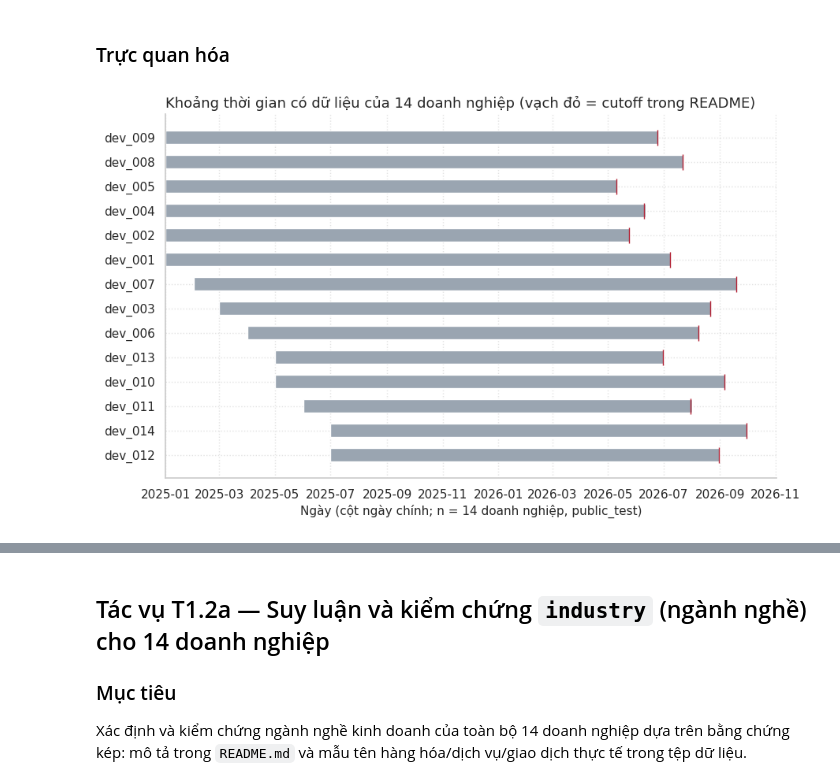
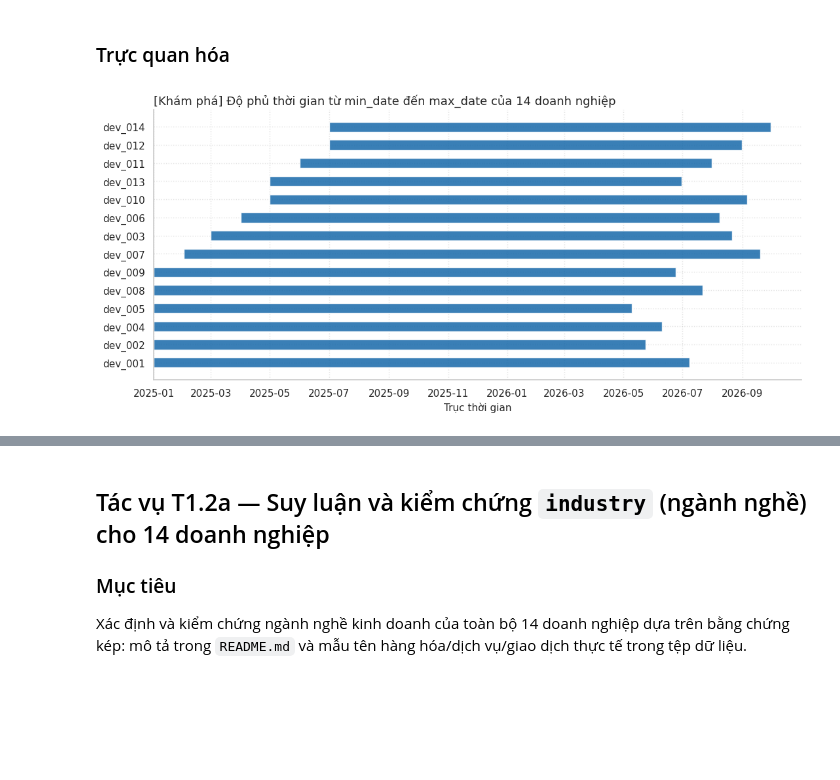
Before and after one commit to itsanhkhoi12/data-visualization-uth, a Jupyter notebook: notebook/01_dataset_discovery.ipynb, the cells around one changed output, grey strips where cells are left out. Drawn from its saved outputs; the diff is of its cells as text; code cells hidden in the pictures; blank space fills up the shorter version.

```diff
--- a/notebook/01_dataset_discovery.ipynb
+++ b/notebook/01_dataset_discovery.ipynb
@@ -466,7 +473,7 @@ for biz, doc in readme_docs.items():
         "has_unit_conversion": bool(re.search(r"quy đổi|đơn vị", low)),
         "has_ghi_tat": "ghi tắt" in low,
         "has_shift_note": bool(re.search(r"\bca\b|ca làm", low)),
-        "files_described_n": len(described),
+        "files_described_n": len(actual & set(described)),
         "files_actual_n": len(actual),
         "files_not_described": " | ".join(sorted(actual - set(described))),
     })
@@ -941,11 +934,16 @@ for biz in business_ids:
     file_pat, obj_pat, target_col = MAIN_DATE[biz]
     pooled_dates = []
     matched_objs = set()
+    biz_fails = 0
+    biz_total = 0
 
     for (b_id, f_path, obj_name, col), ds in dates_by_obj.items():
         if b_id == biz and col == target_col and re.search(file_pat, f_path) and re.search(obj_pat, obj_name):
             pooled_dates.extend(ds)
             matched_objs.add(obj_name)
+            tot, val, fl = date_parse_stats.get((b_id, f_path, obj_name, col), (len(ds), len(ds), 0))
+            biz_total += tot
+            biz_fails += fl
 
     if not pooled_dates:
         cov_rows.append({
@@ -956,6 +954,7 @@ for biz in business_ids:
         continue
 
     obj_label = next(iter(matched_objs)) if len(matched_objs) == 1 else f"{len(matched_objs)} sheets/files"
+    status_str = "PASS" if biz_fails == 0 else "WARN_PARSE"
     prof = DateFieldProfile(
         source_id=f"public_test:{biz}:{target_col}",
         split="public_test",
@@ -963,13 +962,13 @@ for biz in business_ids:
         object_name=obj_label,
         column=target_col,
         event_role="sale",
-        total_n=len(pooled_dates),
+        total_n=biz_total if biz_total > 0 else len(pooled_dates),
         valid_n=len(pooled_dates),
-        parse_failure_n=0,
+        parse_failure_n=biz_fails,
         min_date=min(pooled_dates).isoformat(),
         max_date=max(pooled_dates).isoformat(),
         distinct_dates=len(set(pooled_dates)),
-        status="PASS",
+        status=status_str,
     )
     cov = profile_time_coverage(
         prof,
@@ -982,7 +981,9 @@ for biz in business_ids:
         "business_id": biz,
         "main_object": obj_label,
         "main_column": target_col,
+        "main_record_rows": len(pooled_dates),
         "valid_date_rows": len(pooled_dates),
+        "parse_failure_n": biz_fails,
         "min_date": cov.min_date,
         "max_date": cov.max_date,
         "active_days": cov.active_days,
@@ -999,12 +1000,10 @@ temporal_coverage_df = pd.DataFrame(cov_rows).merge(
     readme_metadata_df[["business_id", "readme_cutoff_date"]], on="business_id", how="left"
 )
 
-
 def calc_gap(row):
     if pd.isna(row.get("max_date")) or pd.isna(row.get("readme_cutoff_date")):
         return np.nan
     return (date.fromisoformat(row["readme_cutoff_date"]) - date.fromisoformat(row["max_date"])).days
-
 
 temporal_coverage_df["gap_days_to_cutoff"] = temporal_coverage_df.apply(calc_gap, axis=1)
 
@@ -1054,18 +1053,21 @@ Các doanh nghiệp cần lưu ý về độ phủ thời gian:
 # %% [markdown]
 ### Trực quan hóa
 # %%
-d = temporal_coverage_df.dropna(subset=["min_date"]).sort_values("min_date", ascending=False).reset_index(drop=True)
-fig, ax = plt.subplots(figsize=(10, 6))
-for i, r in d.iterrows():
-    s, e = pd.to_datetime(r.min_date), pd.to_datetime(r.max_date)
-    ax.barh(i, (e - s).days + 1, left=s, color=COLOR_GRAY, height=0.55)
-    if pd.notna(r.readme_cutoff_date):
-        ax.plot(pd.to_datetime(r.readme_cutoff_date), i, marker="|", color=COLOR_ACCENT_RED, markersize=14)
-ax.set_yticks(range(len(d))); ax.set_yticklabels(d.business_id)
-ax.set_title("Khoảng thời gian có dữ liệu của 14 doanh nghiệp (vạch đỏ = cutoff trong README)")
-ax.set_xlabel("Ngày (cột ngày chính; n = 14 doanh nghiệp, public_test)")
-fig.savefig(PHASE1_FIGURES_DIR / "temporal_coverage_gantt.png")
+d = temporal_coverage_df.dropna(subset=["min_date"]).sort_values("min_date")
+fig, ax = plt.subplots(figsize=(11, 5.2))
+for i, r in enumerate(d.itertuples()):
+    s = pd.to_datetime(r.min_date)
+    e = pd.to_datetime(r.max_date)
+    dur = (e - s).days
+    ax.barh(r.business_id, dur, left=s, height=0.55, color=COLOR_ACCENT_BLUE, alpha=0.85)
+
+ax.set_xlabel("Trục thời gian")
+ax.set_title("[Khám phá] Độ phủ thời gian từ min_date đến max_date của 14 doanh nghiệp")
+ax.xaxis.set_major_locator(mdates.MonthLocator(interval=2))
+ax.xaxis.set_major_formatter(mdates.DateFormatter("%Y-%m"))
+fig.tight_layout()
+fig.savefig(PHASE1_DRAFTS_DIR / "temporal_coverage_gantt.png", dpi=120)
 plt.show()
 # %% [output]
-[figure, old version]
+[figure, new version]
 # %% [markdown]
```
Also changed, not shown: parts of 41 cells of this notebook, 1 other file.
